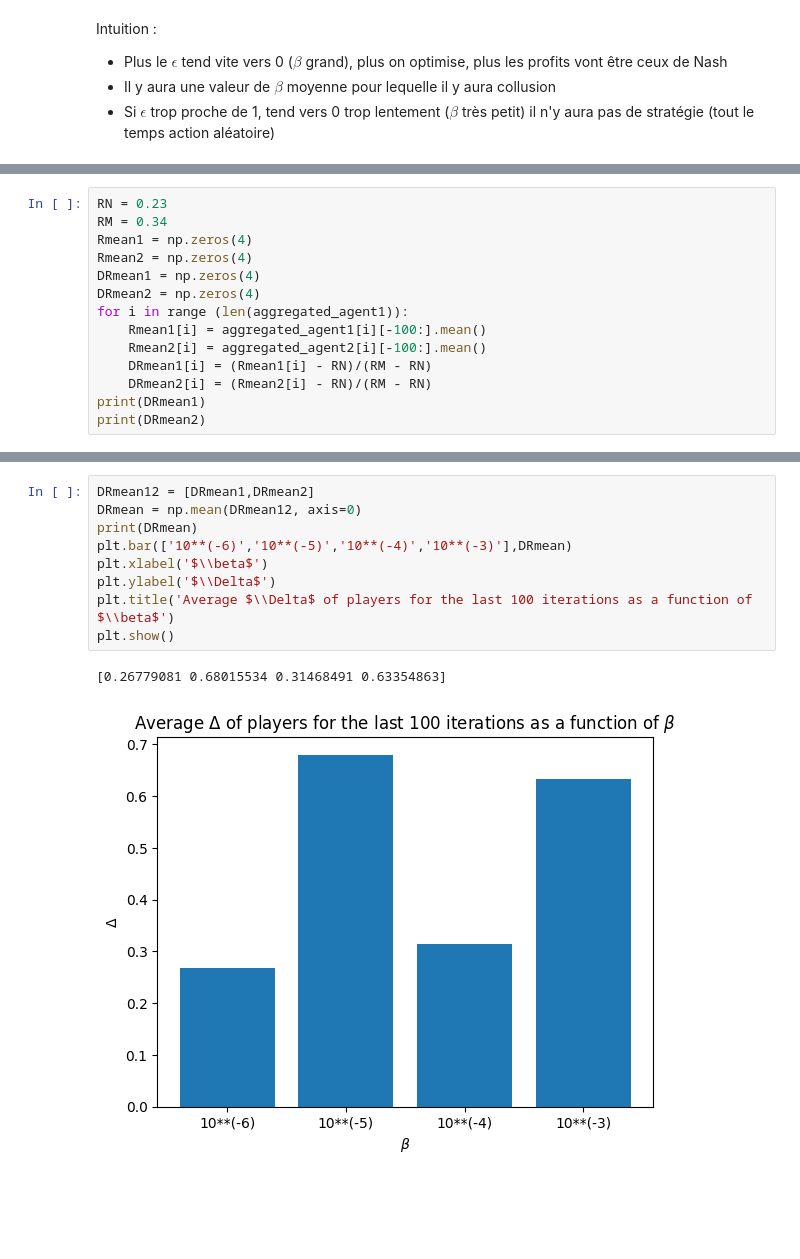
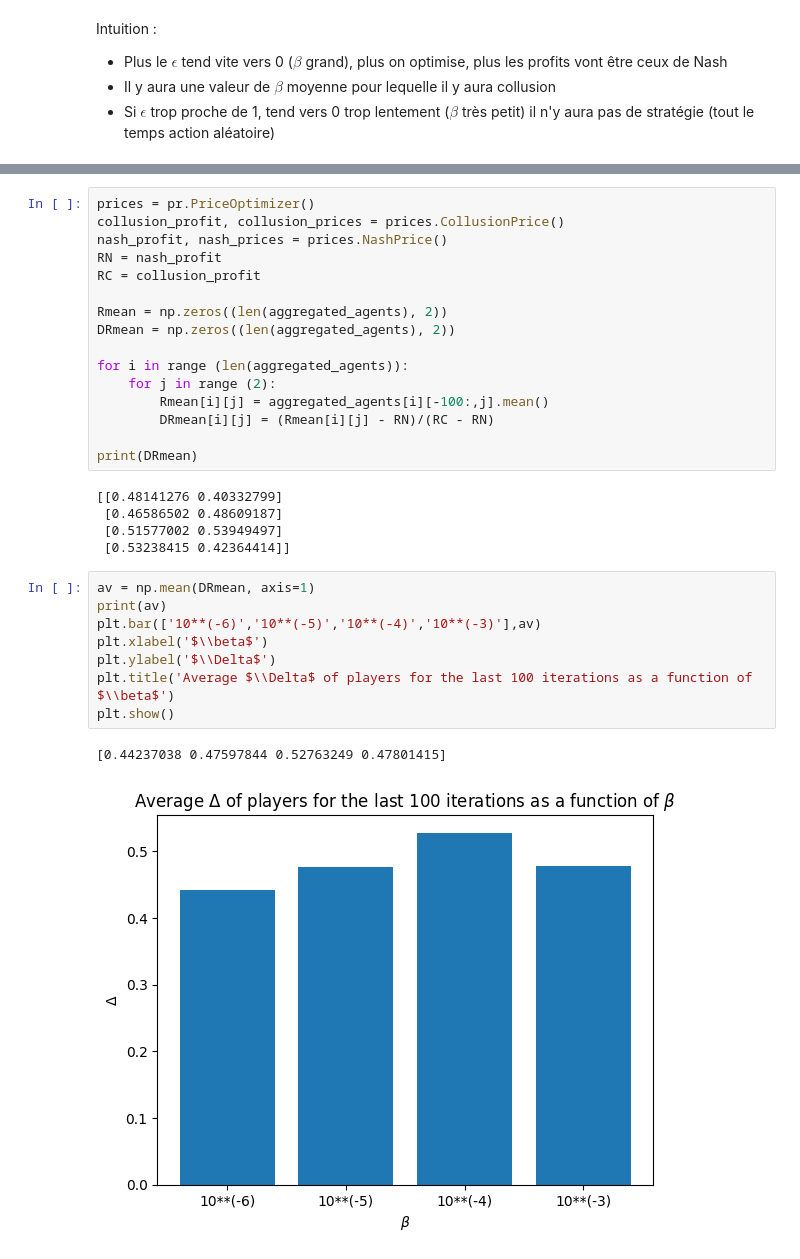
Before and after one commit to Suzie14/RLandPricing, a Jupyter notebook: notebooks/var_epsilon.ipynb, the cells around one changed output, grey strips where cells are left out. Drawn from its saved outputs; the diff is of its cells as text; blank space fills up the shorter version.

```diff
--- a/notebooks/var_epsilon.ipynb
+++ b/notebooks/var_epsilon.ipynb
@@ -151,14 +100,0 @@ plt.show()
-# %%
-RN = 0.23
-RM = 0.34
-Rmean1 = np.zeros(4)
-Rmean2 = np.zeros(4)
-DRmean1 = np.zeros(4)
-DRmean2 = np.zeros(4)
-for i in range (len(aggregated_agent1)):
-    Rmean1[i] = aggregated_agent1[i][-100:].mean()
-    Rmean2[i] = aggregated_agent2[i][-100:].mean()
-    DRmean1[i] = (Rmean1[i] - RN)/(RM - RN)
-    DRmean2[i] = (Rmean2[i] - RN)/(RM - RN)
-print(DRmean1)
-print(DRmean2)
@@ -168,12 +159,32 @@ print(DRmean2)
+# %%
+prices = pr.PriceOptimizer()
+collusion_profit, collusion_prices = prices.CollusionPrice()
+nash_profit, nash_prices = prices.NashPrice()
+RN = nash_profit
+RC = collusion_profit
+
+Rmean = np.zeros((len(aggregated_agents), 2))
+DRmean = np.zeros((len(aggregated_agents), 2))
+
+for i in range (len(aggregated_agents)):
+    for j in range (2):
+        Rmean[i][j] = aggregated_agents[i][-100:,j].mean()
+        DRmean[i][j] = (Rmean[i][j] - RN)/(RC - RN)
+
+print(DRmean)
+# %% [output]
+[[0.48141276 0.40332799]
+ [0.46586502 0.48609187]
+ [0.51577002 0.53949497]
+ [0.53238415 0.42364414]]
 # %%
-DRmean12 = [DRmean1,DRmean2]
-DRmean = np.mean(DRmean12, axis=0)
-print(DRmean)
-plt.bar(['10**(-6)','10**(-5)','10**(-4)','10**(-3)'],DRmean)
+av = np.mean(DRmean, axis=1)
+print(av)
+plt.bar(['10**(-6)','10**(-5)','10**(-4)','10**(-3)'],av)
 plt.xlabel('$\\beta$')
 plt.ylabel('$\\Delta$')
 plt.title('Average $\\Delta$ of players for the last 100 iterations as a function of $\\beta$')
 plt.show()
 # %% [output]
-[0.26779081 0.68015534 0.31468491 0.63354863]
+[0.44237038 0.47597844 0.52763249 0.47801415]
-[figure, old version]
+[figure, new version]
```
Also changed, not shown: parts of 6 cells of this notebook, 7 other files.
